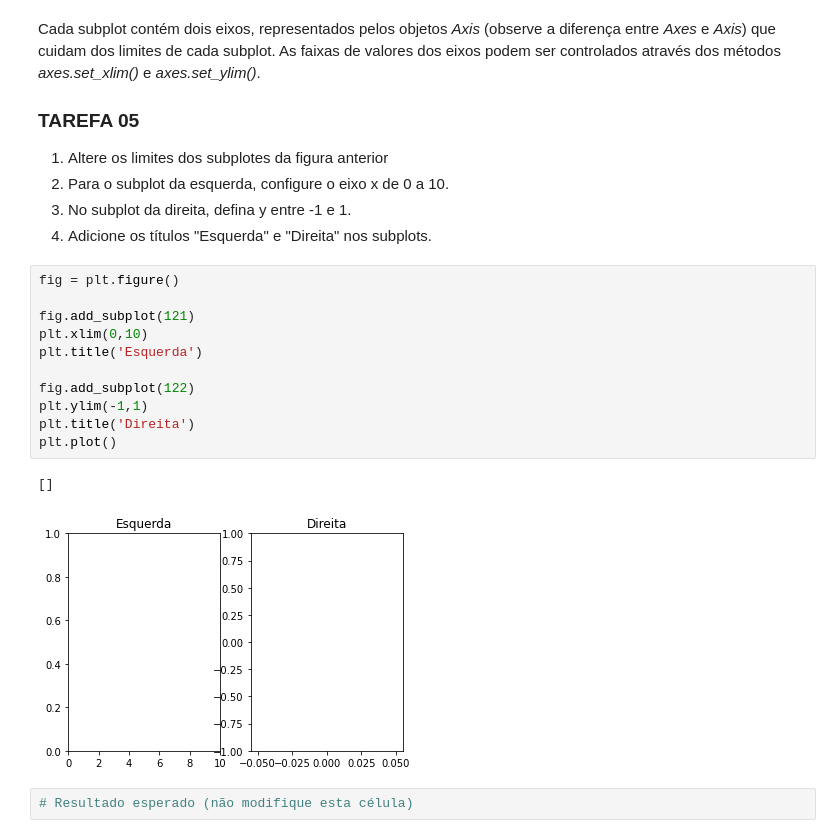
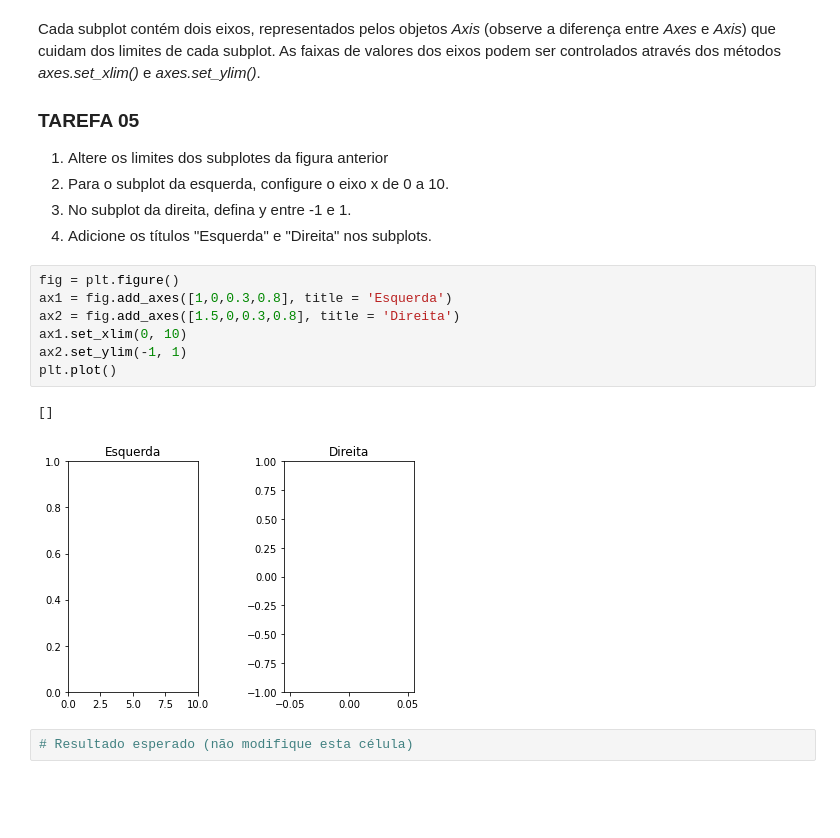
Before and after one commit to JoaoDaross/visualizacao_exploratoria_exercicios, a Jupyter notebook: 01-exercicios-matplotlib/visualizacao_com_matplotlib.ipynb, the cells around one changed output. Drawn from its saved outputs; the diff is of its cells as text; blank space fills up the shorter version.

```diff
--- a/01-exercicios-matplotlib/visualizacao_com_matplotlib.ipynb
+++ b/01-exercicios-matplotlib/visualizacao_com_matplotlib.ipynb
@@ -174,20 +174,16 @@ Cada subplot contém dois eixos, representados pelos objetos *Axis* (observe a d
 2. Para o subplot da esquerda, configure o eixo x de 0 a 10.
 3. No subplot da direita, defina y entre -1 e 1.
 4. Adicione os títulos "Esquerda" e "Direita" nos subplots.
-# %%
-fig = plt.figure()
-
-fig.add_subplot(121)
-plt.xlim(0,10)
-plt.title('Esquerda')
-
-fig.add_subplot(122)
-plt.ylim(-1,1)
-plt.title('Direita')
-plt.plot()
-# %% [output]
-[]
-[figure, removed]
+# %%
+fig = plt.figure()
+ax1 = fig.add_axes([1,0,0.3,0.8], title = 'Esquerda')
+ax2 = fig.add_axes([1.5,0,0.3,0.8], title = 'Direita')
+ax1.set_xlim(0, 10)
+ax2.set_ylim(-1, 1)
+plt.plot()
+# %% [output]
+[]
+[figure, added]
 # %%
 # Resultado esperado (não modifique esta célula)
 # %% [output]
```
Also changed, not shown: parts of 7 cells of this notebook.
